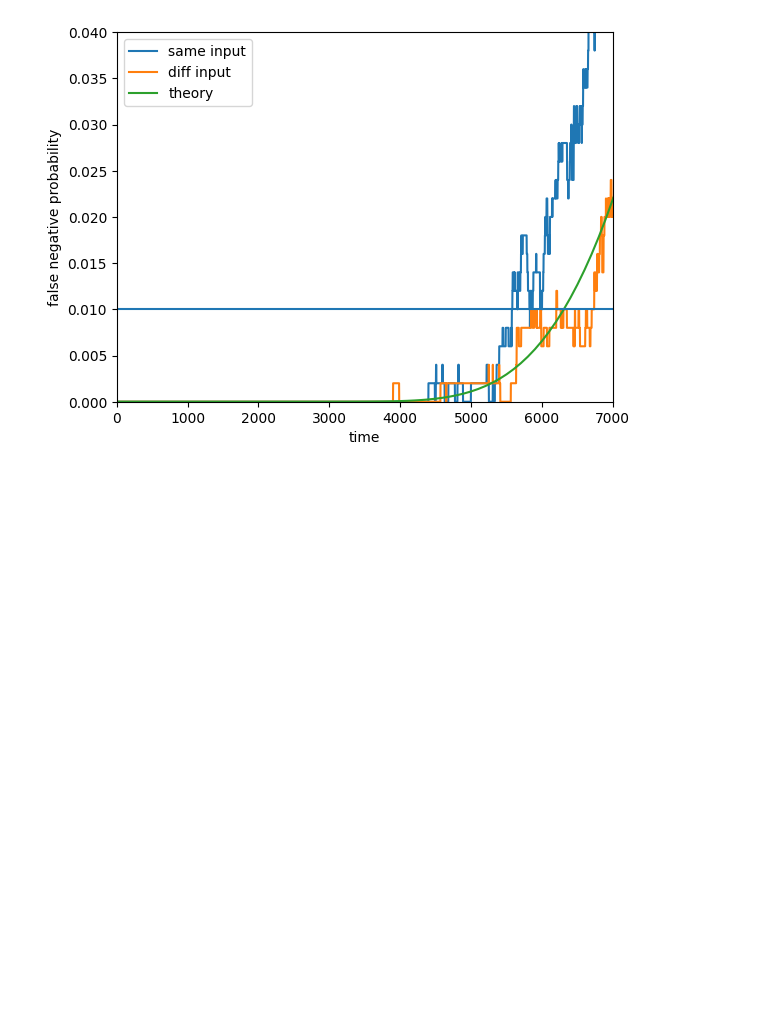
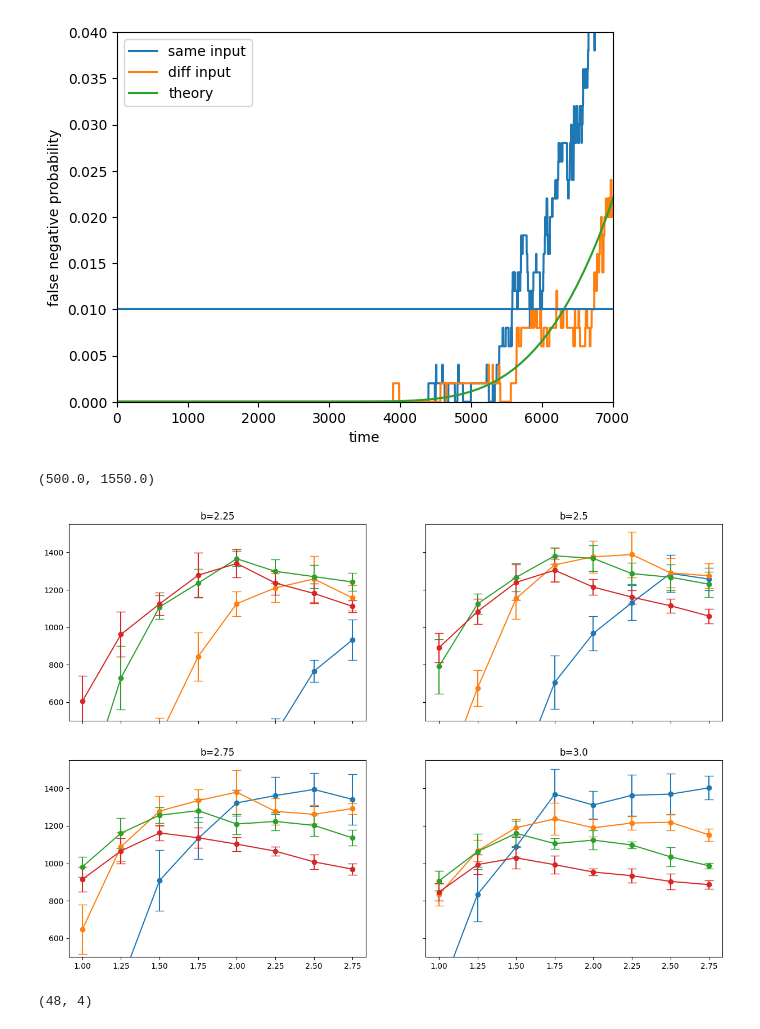
Before and after one commit to Cai-Fangxu/dendrite_project, a Jupyter notebook: plot.ipynb, the cells around one changed output. Cells and saved outputs as stored; diff of their text form; code cells hidden in the pictures; blank space fills up the shorter version.

```diff
--- a/plot.ipynb
+++ b/plot.ipynb
@@ -155,3 +155,37 @@ plt.ylabel("false negative probability")
 # %% [output]
 Text(0, 0.5, 'false negative probability')
 [figure]
+# %%
+tmp = np.genfromtxt("data/paraemter_serach/nd200_ns300.txt") # dim = (n_combinations*n_repeat, 4)
+tmp_theory = np.genfromtxt("data/paraemter_serach/nd200_ns300_theory.txt") # dim = (n_combinations, 4)
+tmp_same = np.genfromtxt("data/paraemter_serach/nd200_ns300_int.txt") # dim = (n_combinations*n_repeat, 4)
+# %%
+fig, axes = plt.subplots(2, 2, sharex=True, sharey=True, figsize=(15, 10))
+n_repeat = 6 # number of repetitions for each parameter combination.
+b_list = [2.25, 2.5, 2.75, 3.0]
+ndR_list = {2, 3, 4, 5}
+
+for b_idx in range(len(b_list)):
+    for ndR_idx, ndR in enumerate(ndR_list):
+        arg_ndR = np.argwhere(np.bitwise_and(tmp[:, 0]==b_list[b_idx], tmp[:, 2]==ndR)).reshape((-1, ))
+        tmp_ndR = tmp[arg_ndR]
+        arg_ndR_theory = np.argwhere(np.bitwise_and(tmp_theory[:, 0]==b_list[b_idx], tmp_theory[:, 2]==ndR)).reshape((-1, ))
+        tmp_ndR_theory = tmp_theory[arg_ndR_theory]
+        tmp_ndR_theory = tmp_ndR_theory[np.argsort(tmp_ndR_theory[:, 1], axis=0)]
+        tmp_ndR = tmp_ndR.reshape((-1, n_repeat, 4))
+        tmp_ndR = tmp_ndR[np.argsort(tmp_ndR[:, 0, 1], axis=0)]
+        mean = np.mean(tmp_ndR[:, :, -1], axis=-1)
+        stdev = np.std(tmp_ndR[:, :, -1], axis=-1)
+        # axes[b_idx//2, b_idx%2].plot(tmp_ndR_theory[:, 1], tmp_ndR_theory[:, -1], marker="o", linestyle="--", c=f"C{ndR_idx}")
+        axes[b_idx//2, b_idx%2].errorbar(tmp_ndR[:, 0, 1], mean, stdev, fmt="-o", capsize=6, label=f"NdR={ndR}", c=f"C{ndR_idx}")
+        axes[b_idx//2, b_idx%2].set_title(f"b={b_list[b_idx]}")
+
+plt.ylim(500, 1550)
+# fig.legend()
+# %% [output]
+(500.0, 1550.0)
+[figure, added]
+# %%
+tmp_ndR.shape
+# %% [output]
+(48, 4)
```
Also changed, not shown: parts of 2 cells of this notebook, 6 other files.
